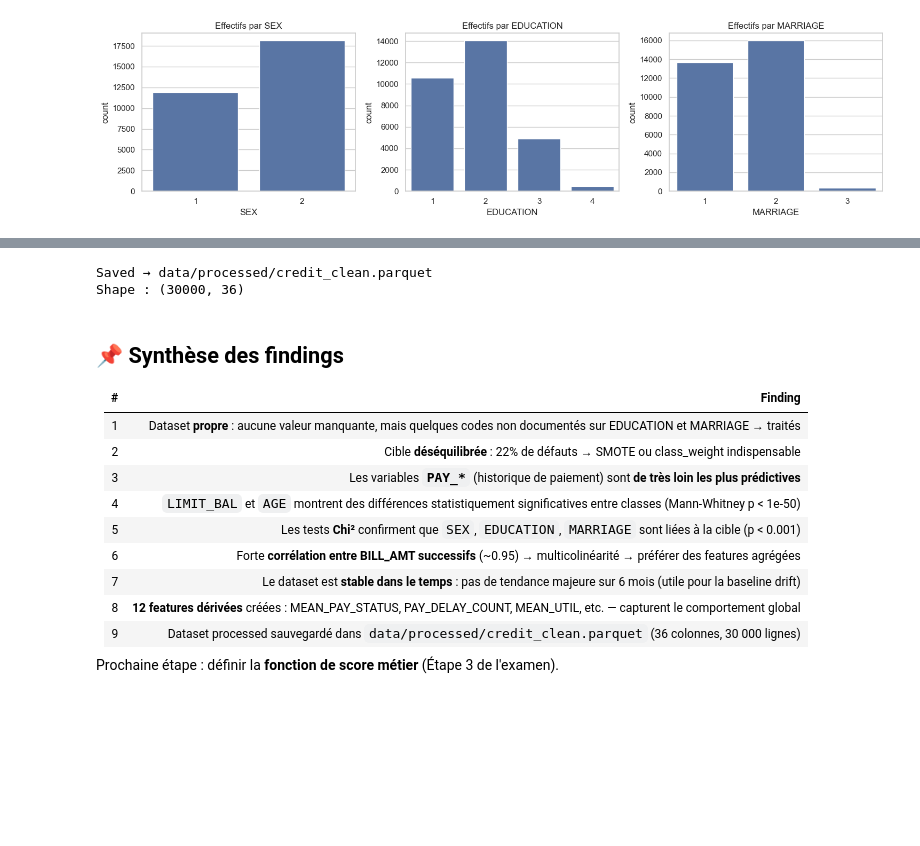
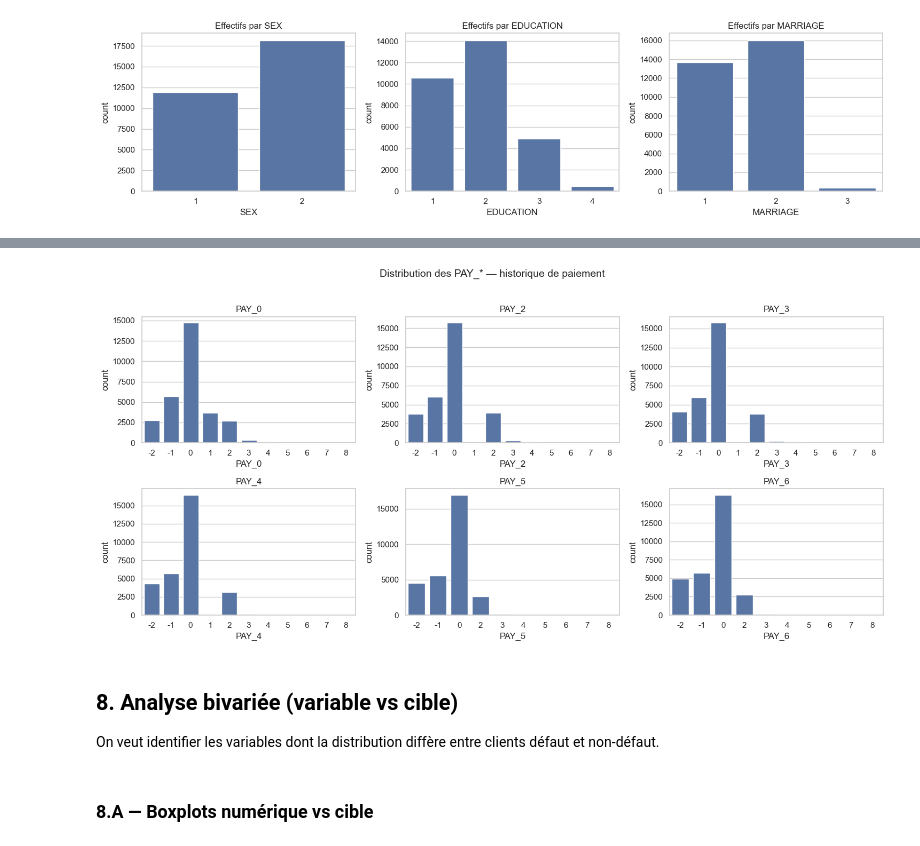
Before and after one commit to oumar390/examen-mlops, a Jupyter notebook: notebooks/01_eda.ipynb, the cells around one changed output, grey strips where cells are left out. Saved outputs shown, nothing was run; the diff lists cells and outputs as text; code cells hidden in the pictures; blank space fills up the shorter version.

```diff
--- a/notebooks/01_eda.ipynb
+++ b/notebooks/01_eda.ipynb
@@ -419,10 +519,0 @@ candidates fortes pour la prédiction.
-# %%
-num_cols_compare = ['LIMIT_BAL', 'AGE', 'BILL_AMT1', 'PAY_AMT1']
-fig, axes = plt.subplots(2, 2, figsize=(13, 9))
-for ax, col in zip(axes.ravel(), num_cols_compare):
-    sns.boxplot(x=TARGET, y=col, data=df, ax=ax)
-    ax.set_title(f'{col} selon {TARGET}')
-    ax.set_xlabel('default (0 = non, 1 = oui)')
-plt.tight_layout()
-plt.savefig(FIG_DIR / '06a_boxplots_target.png', dpi=120, bbox_inches='tight')
-plt.show()
@@ -664,7 +519,0 @@ pd.Series(outliers_pct).round(2).to_frame('% outliers IQR')
-# %%
-# Z-score : % de points |z| > 3
-zscore_pct = {}
-for col in num_cols:
-    z = np.abs((df[col] - df[col].mean()) / df[col].std())
-    zscore_pct[col] = (z > 3).mean() * 100
-pd.Series(zscore_pct).round(2).to_frame('% outliers Z>3')
@@ -776,11 +519,0 @@ df_full[new_cols].describe().T
-# %%
-# Distribution des nouvelles features les plus parlantes par classe
-fig, axes = plt.subplots(2, 2, figsize=(13, 8))
-for ax, col in zip(axes.ravel(),
-                   ['PAY_DELAY_COUNT', 'MAX_DELAY',
-                    'MEAN_PAY_STATUS', 'MEAN_UTIL']):
-    sns.boxplot(x=TARGET, y=col, data=df_full, ax=ax)
-    ax.set_title(f'{col} selon default')
-plt.tight_layout()
-plt.savefig(FIG_DIR / '10_engineered_features.png', dpi=120, bbox_inches='tight')
-plt.show()
@@ -812,26 +520,18 @@ Name: default, dtype: float64
-# %%
-# Sauvegarde du dataset processed
-out = ROOT / 'data' / 'processed' / 'credit_clean.parquet'
-out.parent.mkdir(parents=True, exist_ok=True)
-df_full.to_parquet(out, index=False)
-print(f'Saved → {out.relative_to(ROOT)}')
-print(f'Shape : {df_full.shape}')
-# %% [output]
-Saved → data/processed/credit_clean.parquet
-Shape : (30000, 36)
-# %% [markdown]
-## 📌 Synthèse des findings
-
-| # | Finding |
-|---|---------|
-| 1 | Dataset **propre** : aucune valeur manquante, mais quelques codes non documentés sur EDUCATION et MARRIAGE → traités |
-| 2 | Cible **déséquilibrée** : 22% de défauts → SMOTE ou class_weight indispensable |
-| 3 | Les variables **`PAY_*`** (historique de paiement) sont **de très loin les plus prédictives** |
-| 4 | `LIMIT_BAL` et `AGE` montrent des différences statistiquement significatives entre classes (Mann-Whitney p < 1e-50) |
-| 5 | Les tests **Chi²** confirment que `SEX`, `EDUCATION`, `MARRIAGE` sont liées à la cible (p < 0.001) |
-| 6 | Forte **corrélation entre BILL_AMT successifs** (~0.95) → multicolinéarité → préférer des features agrégées |
-| 7 | Le dataset est **stable dans le temps** : pas de tendance majeure sur 6 mois (utile pour la baseline drift) |
-| 8 | **12 features dérivées** créées : MEAN_PAY_STATUS, PAY_DELAY_COUNT, MEAN_UTIL, etc. — capturent le comportement global |
-| 9 | Dataset processed sauvegardé dans `data/processed/credit_clean.parquet` (36 colonnes, 30 000 lignes) |
-
-Prochaine étape : définir la **fonction de score métier** (Étape 3 de l'examen).
+# %%
+fig, axes = plt.subplots(2, 3, figsize=(15, 7))
+for ax, col in zip(axes.ravel(), PAY_COLS):
+    sns.countplot(x=col, data=df, ax=ax)
+    ax.set_title(f'{col}')
+plt.suptitle('Distribution des PAY_* — historique de paiement', y=1.02, fontsize=14)
+plt.tight_layout()
+plt.savefig(FIG_DIR / '05b_pay_status.png', dpi=120, bbox_inches='tight')
+plt.show()
+# %% [output]
+[figure, added]
+# %% [markdown]
+## 8. Analyse bivariée (variable vs cible)
+
+On veut identifier les variables dont la distribution diffère entre
+clients défaut et non-défaut.
+# %% [markdown]
+### 8.A — Boxplots numérique vs cible
```
Also changed, not shown: parts of 150 cells of this notebook, 12 other files.
